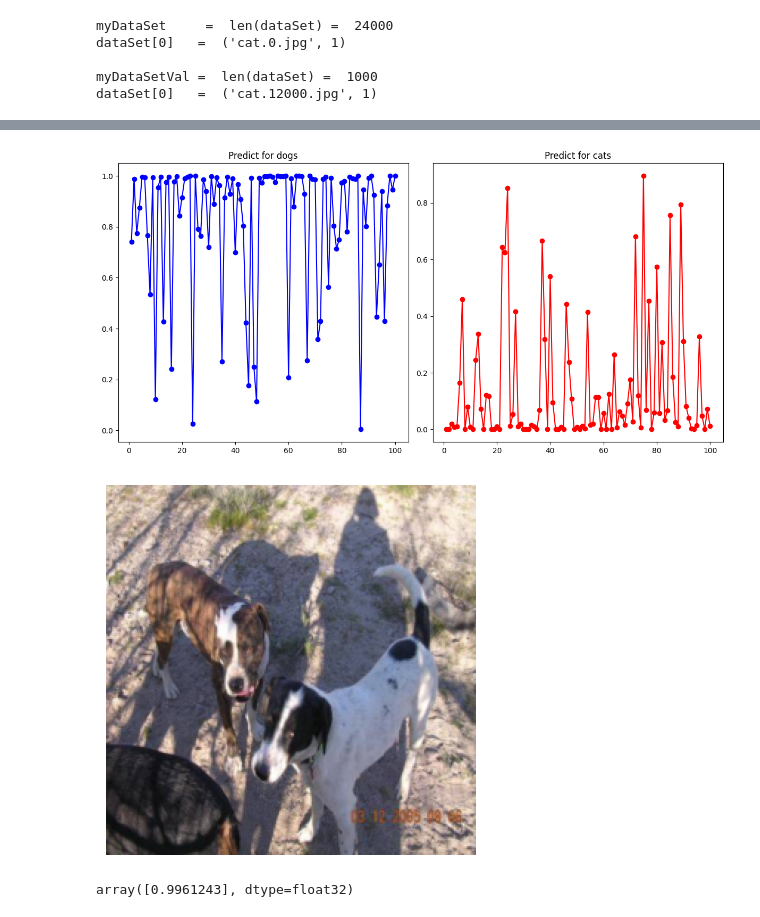
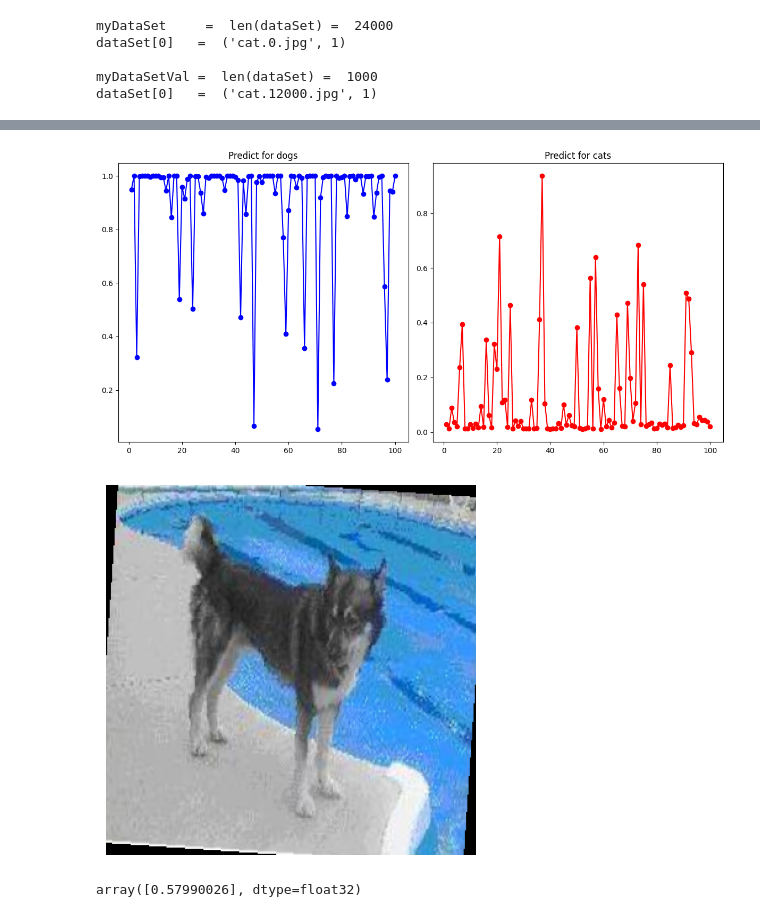
Before and after one commit to karlo-con-k/DeepLearningToolkit, a Jupyter notebook: TestNotebooks/testDataSet.ipynb, the cells around one changed output, grey strips where cells are left out. Saved outputs shown, nothing was run; the diff lists cells and outputs as text; code cells hidden in the pictures.

Commit message:
Changed the models for cats vs dogs. Now we can define the models using the size of the input images.

```diff
--- a/TestNotebooks/testDataSet.ipynb
+++ b/TestNotebooks/testDataSet.ipynb
@@ -24,8 +25,8 @@ import matplotlib.pyplot as plt
 
 device = "cuda" if torch.cuda.is_available() else "cpu"
 # %%
-image_Height   = 250
-image_Width    = 250
+image_Height   = 300
+image_Width    = 300
 image_Channels = 3
 batch_size     = 128
 # %%
@@ -37,8 +38,8 @@ from torch.utils.data import DataLoader, RandomSampler
 data_augmentation = transforms.Compose([
                         #* Compose = compoues a list of function
                         transforms.ToPILImage(),
-                        transforms.Resize((250, 250)),
-                        # transforms.RandomRotation(degrees=5),  # Randomly rotate the image by up to 5 degrees
+                        transforms.Resize((image_Height, image_Width)),
+                        transforms.RandomRotation(degrees=5),  # Randomly rotate the image by up to 5 degrees
 
                         #* ToPILImage = cahnge the data type from PyTorch tensor or a NumPy ndarray to : A PIL (Python Imaging Library)
                         # transforms.RandomVerticalFlip(),
@@ -66,13 +67,16 @@ dataSet[0]   =  ('cat.12000.jpg', 1)
 # %%
 import matplotlib.pyplot as plt
 import numpy as np
-from Models.modelCatsVsDogs import modelCNN2
+from Models.modelCatsVsDogs import modelCNN
 from Models.modelCatsVsDogs import modelSiLU
 
 
 # myModel = Cnn()
-myModel = modelSiLU()
+# myModel = modelCNN()
+myModel = modelSiLU(HEIGHT = image_Height, WIDTH = image_Width, CHANNELS = image_Channels)
 myModel.to(device = device)
+
+
 
 # print(myModel.state_dict().keys())
 # weights = myModel.state_dict()['conv_1.weight']
@@ -228,28 +238,28 @@ plt2.set_title('Predict for cats')
 plt.tight_layout()
 plt.show()
 # %% [output]
-[figure, old version]
+[figure, new version]
 # %%
 # TODO use the model
 import os
 from PIL import Image
 
-img_pth = root_Data + '/dog.644.jpg'
+img_pth = root_Data_Val + '/dog.12403.jpg'
 
 img  = os.path.join(img_pth)
 img  = np.array(Image.open(img))
 img  = img [:, :, :3]
 img  = data_augmentation(img)
 
 
 img_array = img.permute(1, 2, 0).numpy()  # Assuming the tensor is of shape [3, height, width]
 # Plot the image
 img = img.unsqueeze(0)
 plt.imshow(img_array)
 plt.axis('off')  # Turn off axis
 plt.show()
 
 torch.softmax(myModel(img.cuda()), dim=1)[:, 0].cpu().detach().numpy()
 # %% [output]
-[figure, old version]
+[figure, new version]
-array([0.9961243], dtype=float32)
+array([0.57990026], dtype=float32)
```
Also changed, not shown: parts of 4 cells of this notebook, 3 other files.
